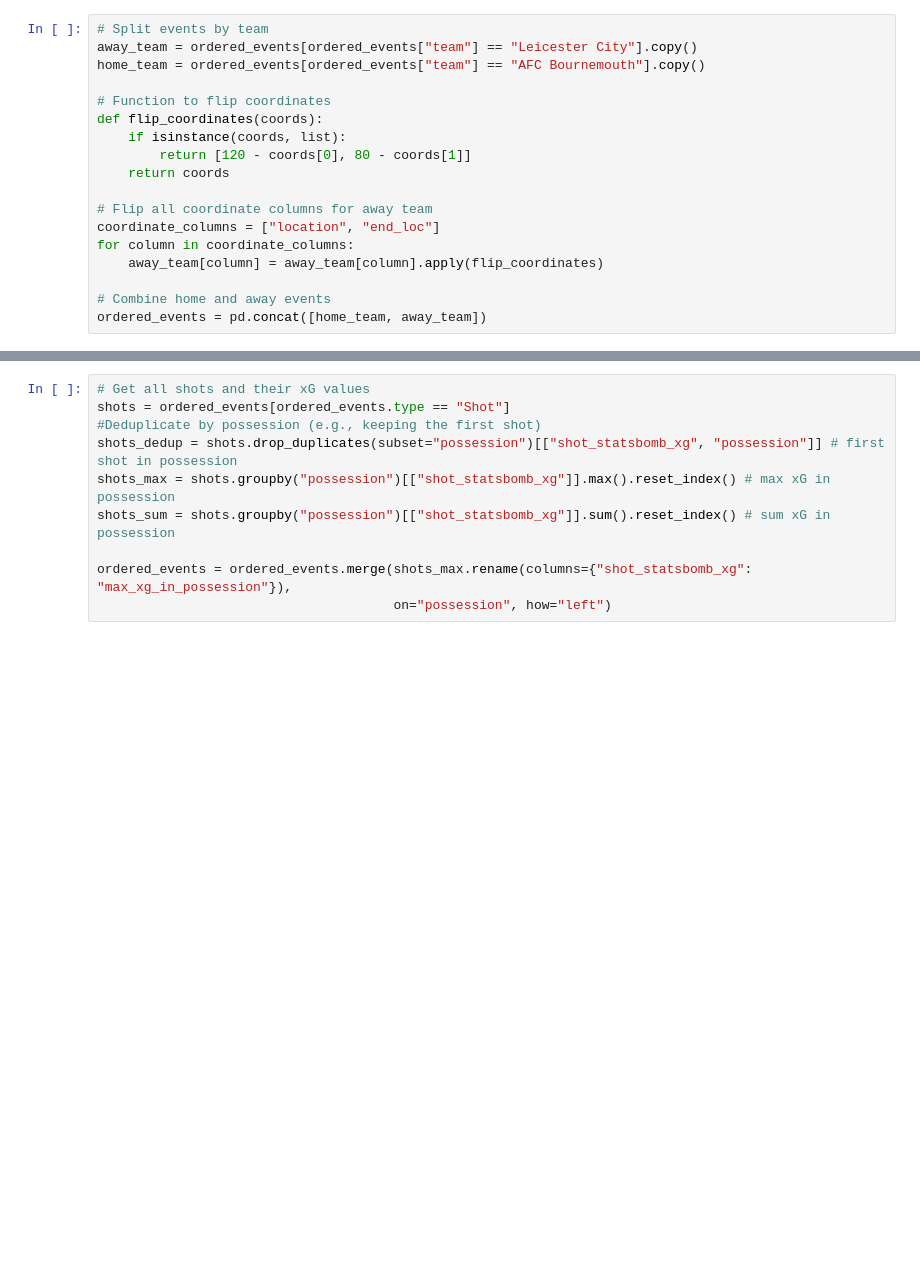
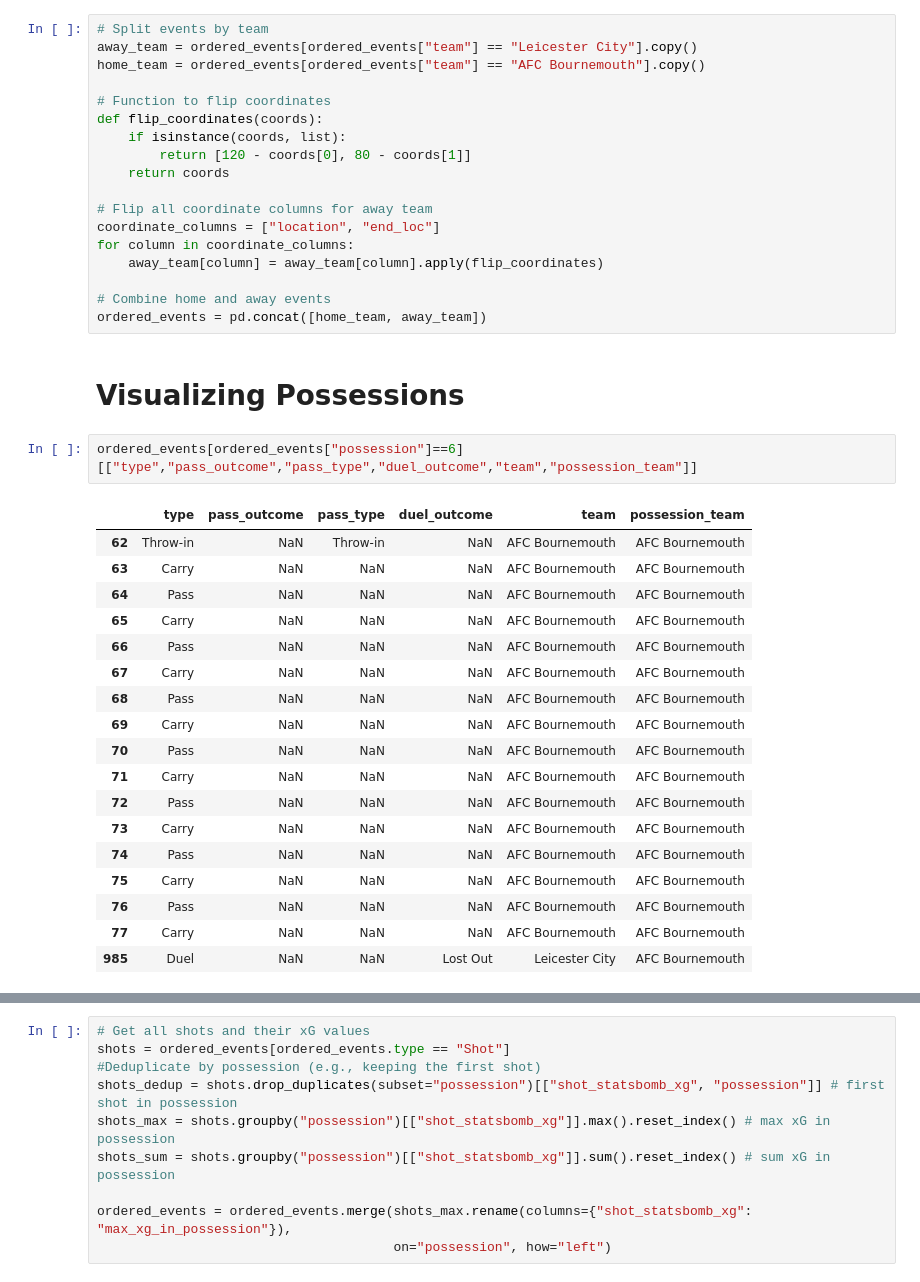
Before and after one commit to zcochran27/Soccer-Events-Analyzed, a Jupyter notebook: explore.ipynb, the cells around one changed output, grey strips where cells are left out. Cells and saved outputs as stored; diff of their text form; blank space fills up the shorter version.

```diff
--- a/explore.ipynb
+++ b/explore.ipynb
@@ -172,6 +170,29 @@ for column in coordinate_columns:
 
 # Combine home and away events
 ordered_events = pd.concat([home_team, away_team])
+# %% [markdown]
+# Visualizing Possessions
+# %%
+ordered_events[ordered_events["possession"]==6][["type","pass_outcome","pass_type","duel_outcome","team","possession_team"]]
+# %% [output]
+|  | type | pass_outcome | pass_type | duel_outcome | team | possession_team |
+| 62 | Throw-in | NaN | Throw-in | NaN | AFC Bournemouth | AFC Bournemouth |
+| 63 | Carry | NaN | NaN | NaN | AFC Bournemouth | AFC Bournemouth |
+| 64 | Pass | NaN | NaN | NaN | AFC Bournemouth | AFC Bournemouth |
+| 65 | Carry | NaN | NaN | NaN | AFC Bournemouth | AFC Bournemouth |
+| 66 | Pass | NaN | NaN | NaN | AFC Bournemouth | AFC Bournemouth |
+| 67 | Carry | NaN | NaN | NaN | AFC Bournemouth | AFC Bournemouth |
+| 68 | Pass | NaN | NaN | NaN | AFC Bournemouth | AFC Bournemouth |
+| 69 | Carry | NaN | NaN | NaN | AFC Bournemouth | AFC Bournemouth |
+| 70 | Pass | NaN | NaN | NaN | AFC Bournemouth | AFC Bournemouth |
+| 71 | Carry | NaN | NaN | NaN | AFC Bournemouth | AFC Bournemouth |
+| 72 | Pass | NaN | NaN | NaN | AFC Bournemouth | AFC Bournemouth |
+| 73 | Carry | NaN | NaN | NaN | AFC Bournemouth | AFC Bournemouth |
+| 74 | Pass | NaN | NaN | NaN | AFC Bournemouth | AFC Bournemouth |
+| 75 | Carry | NaN | NaN | NaN | AFC Bournemouth | AFC Bournemouth |
+| 76 | Pass | NaN | NaN | NaN | AFC Bournemouth | AFC Bournemouth |
+| 77 | Carry | NaN | NaN | NaN | AFC Bournemouth | AFC Bournemouth |
+| 985 | Duel | NaN | NaN | Lost Out | Leicester City | AFC Bournemouth |
 # %%
 def plot_possession(possession):
     possession_events = ordered_events[ordered_events["possession"] == possession]
```
Also changed, not shown: parts of 9 cells of this notebook.
